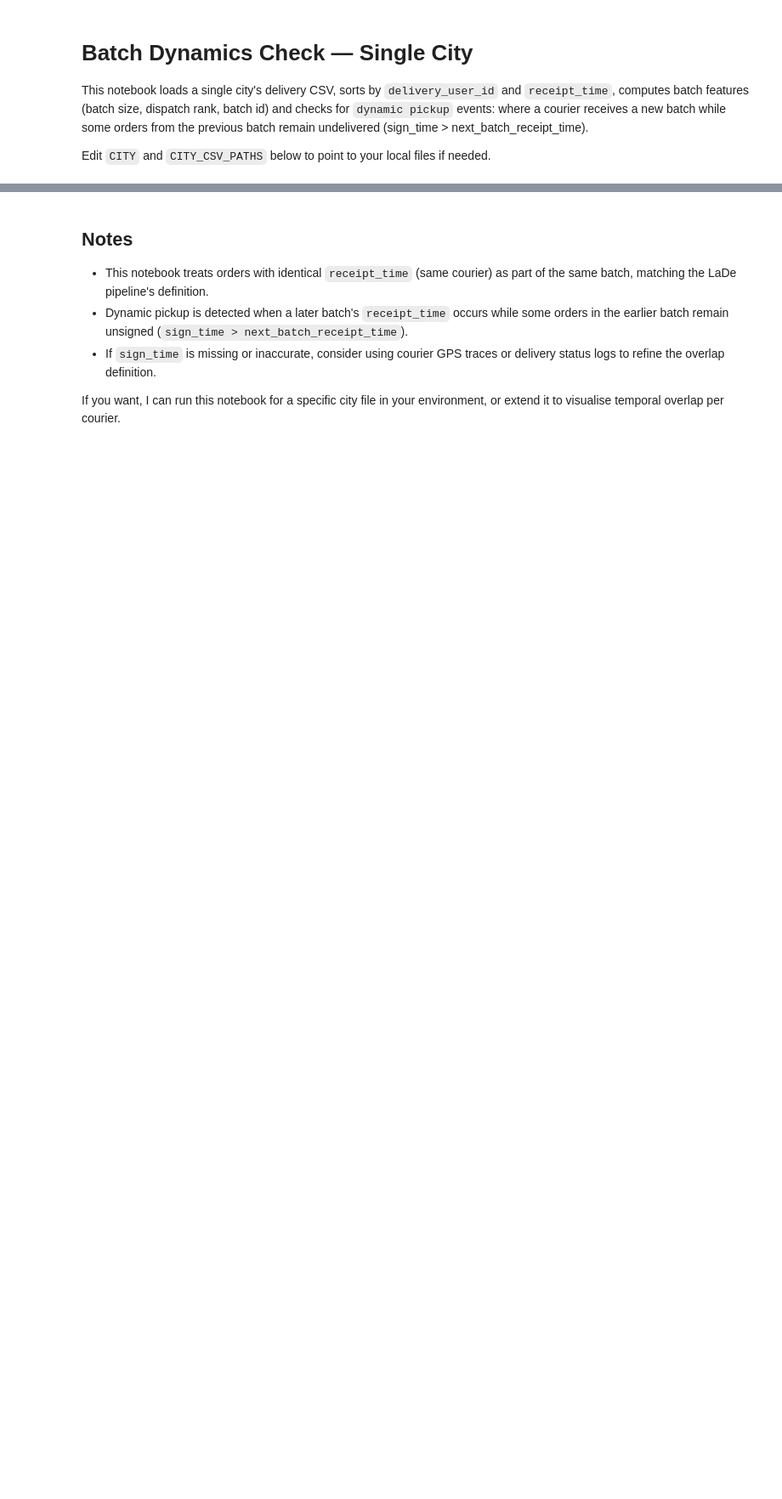
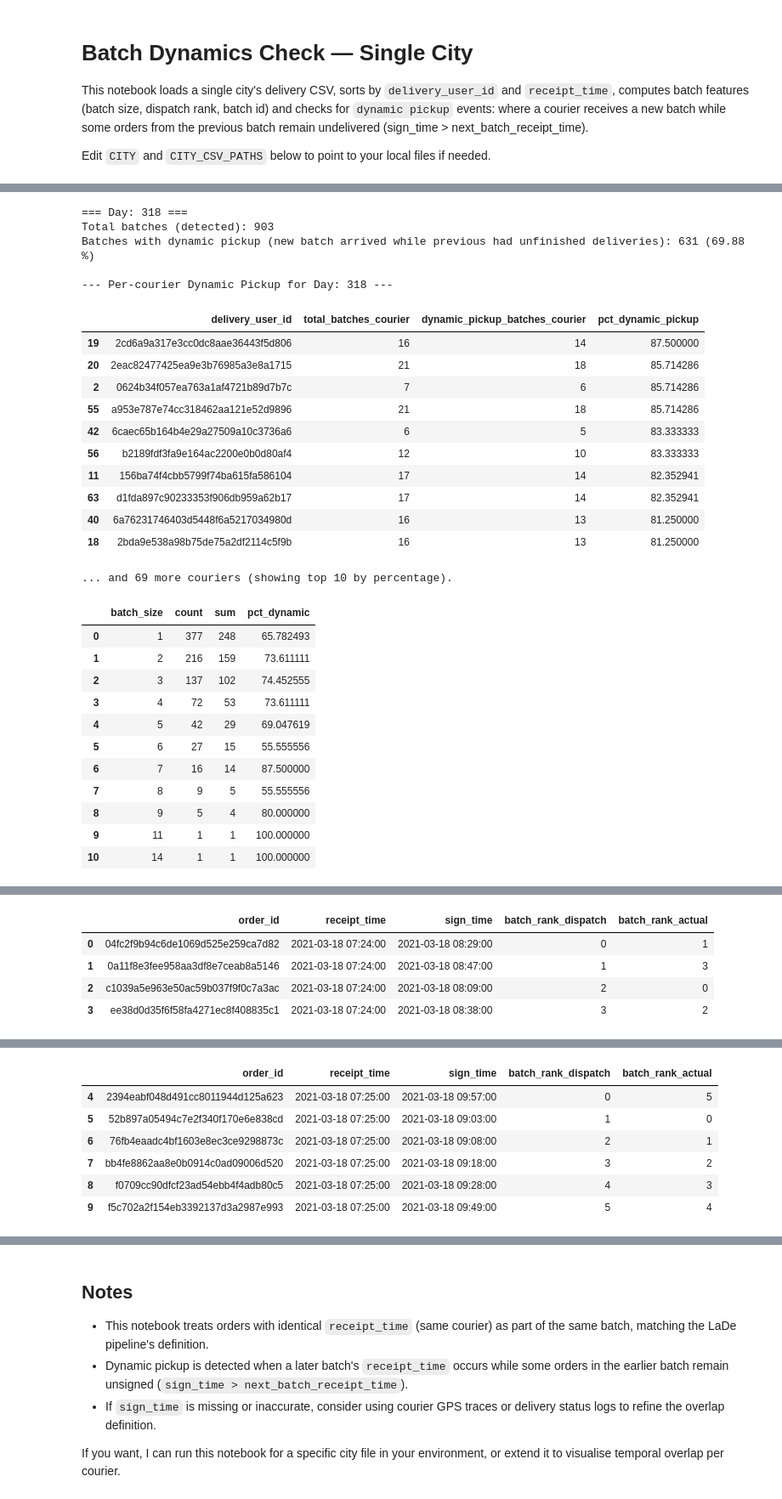
Before and after one commit to aymuos/endgame, a Jupyter notebook: check_batch_dynamic.ipynb, the cells around one changed output, grey strips where cells are left out. Shown at 85% size. Drawn from its saved outputs; the diff is of its cells as text; code cells hidden in the pictures; blank space fills up the shorter version.

Commit message:
dynamic pickup investigation

```diff
--- a/check_batch_dynamic.ipynb
+++ b/check_batch_dynamic.ipynb
@@ -141,30 +168,76 @@ else:
         batches['dynamic_pickup_flag'] = (batches['unfinished_at_next'] > 0).astype(int)
 
         # Summary statistics for this day
         total_batches = len(batches)
         dyn_count = int(batches['dynamic_pickup_flag'].sum())
         if total_batches > 0:
             print(f'Total batches (detected): {total_batches:,}')
             print(f'Batches with dynamic pickup (new batch arrived while previous had unfinished deliveries): {dyn_count:,} ({dyn_count/total_batches*100:.2f} %)')
         else:
             print('No batches detected for this day.')
 
+        # Per-courier dynamic pickup analysis for this day
+        print('\n--- Per-courier Dynamic Pickup for Day:', ds_val, '---')
+        courier_summary = batches.groupby('delivery_user_id').agg(
+            total_batches_courier=('batch_id', 'count'),
+            dynamic_pickup_batches_courier=('dynamic_pickup_flag', 'sum')
+        ).reset_index()
+        courier_summary['pct_dynamic_pickup'] = (
+            courier_summary['dynamic_pickup_batches_courier'] /
+            courier_summary['total_batches_courier'] * 100
+        )
+        # Display top 10 couriers by percentage of dynamic pickups
+        display(courier_summary[courier_summary['total_batches_courier'] > 0]
+                .sort_values('pct_dynamic_pickup', ascending=False).head(10))
+        if len(courier_summary) > 10:
+            print(f'... and {len(courier_summary) - 10} more couriers (showing top 10 by percentage).')
+
         # Distribution by batch size
         if total_batches > 0:
             size_tab = batches.groupby('batch_size')['dynamic_pickup_flag'].agg(['count','sum']).reset_index()
             size_tab['pct_dynamic'] = size_tab['sum'] / size_tab['count'] * 100
             display(size_tab.sort_values('batch_size').head(20))
 
         # Show example cases where dynamic pickup happened
         examples = batches[batches['dynamic_pickup_flag'] == 1].head(10)
         if not examples.empty:
             for _, r in examples.iterrows():
                 print('Example courier:', r['delivery_user_id'], 'receipt_time:', r['receipt_time'])
                 display(df_day[df_day['batch_id'] == r['batch_id']][['order_id','receipt_time','sign_time','batch_rank_dispatch','batch_rank_actual']].sort_values('batch_rank_dispatch'))
         else:
             print('No dynamic pickup examples found for this day.')
 
         # Optional: save batch-level summary for this day
         OUT = './batch_dynamics_summary_' + CITY.lower() + '_' + str(ds_val) + '.csv'
         batches.to_csv(OUT, index=False)
         print('Saved batch summary to', OUT)
+# %% [output]
+=== Day: 318 ===
+Total batches (detected): 903
+Batches with dynamic pickup (new batch arrived while previous had unfinished deliveries): 631 (69.88 %)
+
+--- Per-courier Dynamic Pickup for Day: 318 ---
+|  | delivery_user_id | total_batches_courier | dynamic_pickup_batches_courier | pct_dynamic_pickup |
+| 19 | 2cd6a9a317e3cc0dc8aae36443f5d806 | 16 | 14 | 87.500000 |
+| 20 | 2eac82477425ea9e3b76985a3e8a1715 | 21 | 18 | 85.714286 |
+| 2 | 0624b34f057ea763a1af4721b89d7b7c | 7 | 6 | 85.714286 |
+| 55 | a953e787e74cc318462aa121e52d9896 | 21 | 18 | 85.714286 |
+| 42 | 6caec65b164b4e29a27509a10c3736a6 | 6 | 5 | 83.333333 |
+| 56 | b2189fdf3fa9e164ac2200e0b0d80af4 | 12 | 10 | 83.333333 |
+| 11 | 156ba74f4cbb5799f74ba615fa586104 | 17 | 14 | 82.352941 |
+| 63 | d1fda897c90233353f906db959a62b17 | 17 | 14 | 82.352941 |
+| 40 | 6a76231746403d5448f6a5217034980d | 16 | 13 | 81.250000 |
+| 18 | 2bda9e538a98b75de75a2df2114c5f9b | 16 | 13 | 81.250000 |
+... and 69 more couriers (showing top 10 by percentage).
+|  | batch_size | count | sum | pct_dynamic |
+| 0 | 1 | 377 | 248 | 65.782493 |
+| 1 | 2 | 216 | 159 | 73.611111 |
+| 2 | 3 | 137 | 102 | 74.452555 |
+| 3 | 4 | 72 | 53 | 73.611111 |
+| 4 | 5 | 42 | 29 | 69.047619 |
+| 5 | 6 | 27 | 15 | 55.555556 |
+| 6 | 7 | 16 | 14 | 87.500000 |
+| 7 | 8 | 9 | 5 | 55.555556 |
+| 8 | 9 | 5 | 4 | 80.000000 |
+| 9 | 11 | 1 | 1 | 100.000000 |
+| 10 | 14 | 1 | 1 | 100.000000 |
@@ -170,0 +245,5 @@ else:
+|  | order_id | receipt_time | sign_time | batch_rank_dispatch | batch_rank_actual |
+| 0 | 04fc2f9b94c6de1069d525e259ca7d82 | 2021-03-18 07:24:00 | 2021-03-18 08:29:00 | 0 | 1 |
+| 1 | 0a11f8e3fee958aa3df8e7ceab8a5146 | 2021-03-18 07:24:00 | 2021-03-18 08:47:00 | 1 | 3 |
+| 2 | c1039a5e963e50ac59b037f9f0c7a3ac | 2021-03-18 07:24:00 | 2021-03-18 08:09:00 | 2 | 0 |
+| 3 | ee38d0d35f6f58fa4271ec8f408835c1 | 2021-03-18 07:24:00 | 2021-03-18 08:38:00 | 3 | 2 |
@@ -170,0 +251,7 @@ else:
+|  | order_id | receipt_time | sign_time | batch_rank_dispatch | batch_rank_actual |
+| 4 | 2394eabf048d491cc8011944d125a623 | 2021-03-18 07:25:00 | 2021-03-18 09:57:00 | 0 | 5 |
+| 5 | 52b897a05494c7e2f340f170e6e838cd | 2021-03-18 07:25:00 | 2021-03-18 09:03:00 | 1 | 0 |
+| 6 | 76fb4eaadc4bf1603e8ec3ce9298873c | 2021-03-18 07:25:00 | 2021-03-18 09:08:00 | 2 | 1 |
+| 7 | bb4fe8862aa8e0b0914c0ad09006d520 | 2021-03-18 07:25:00 | 2021-03-18 09:18:00 | 3 | 2 |
+| 8 | f0709cc90dfcf23ad54ebb4f4adb80c5 | 2021-03-18 07:25:00 | 2021-03-18 09:28:00 | 4 | 3 |
+| 9 | f5c702a2f154eb3392137d3a2987e993 | 2021-03-18 07:25:00 | 2021-03-18 09:49:00 | 5 | 4 |
```
Also changed, not shown: parts of 6 cells of this notebook.
